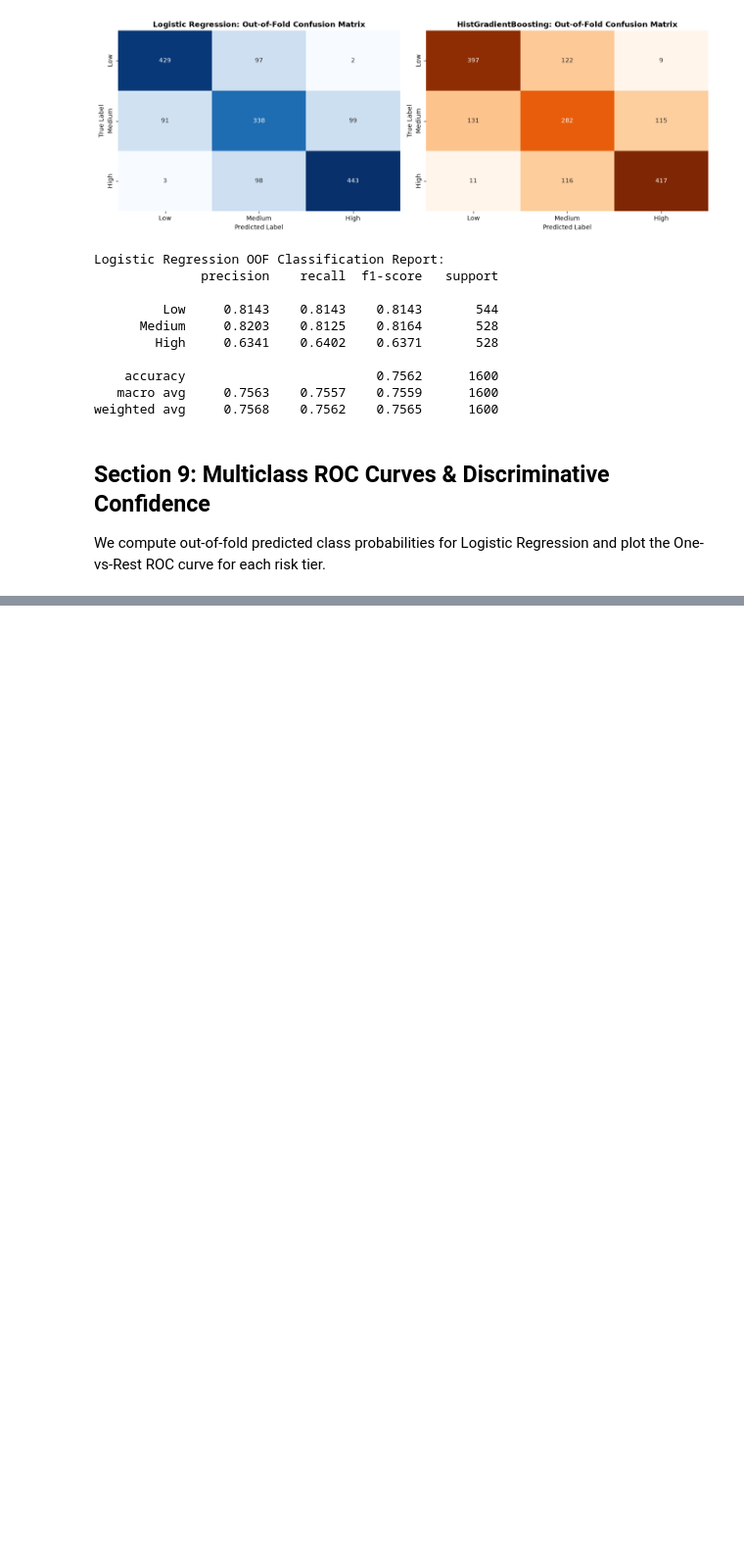
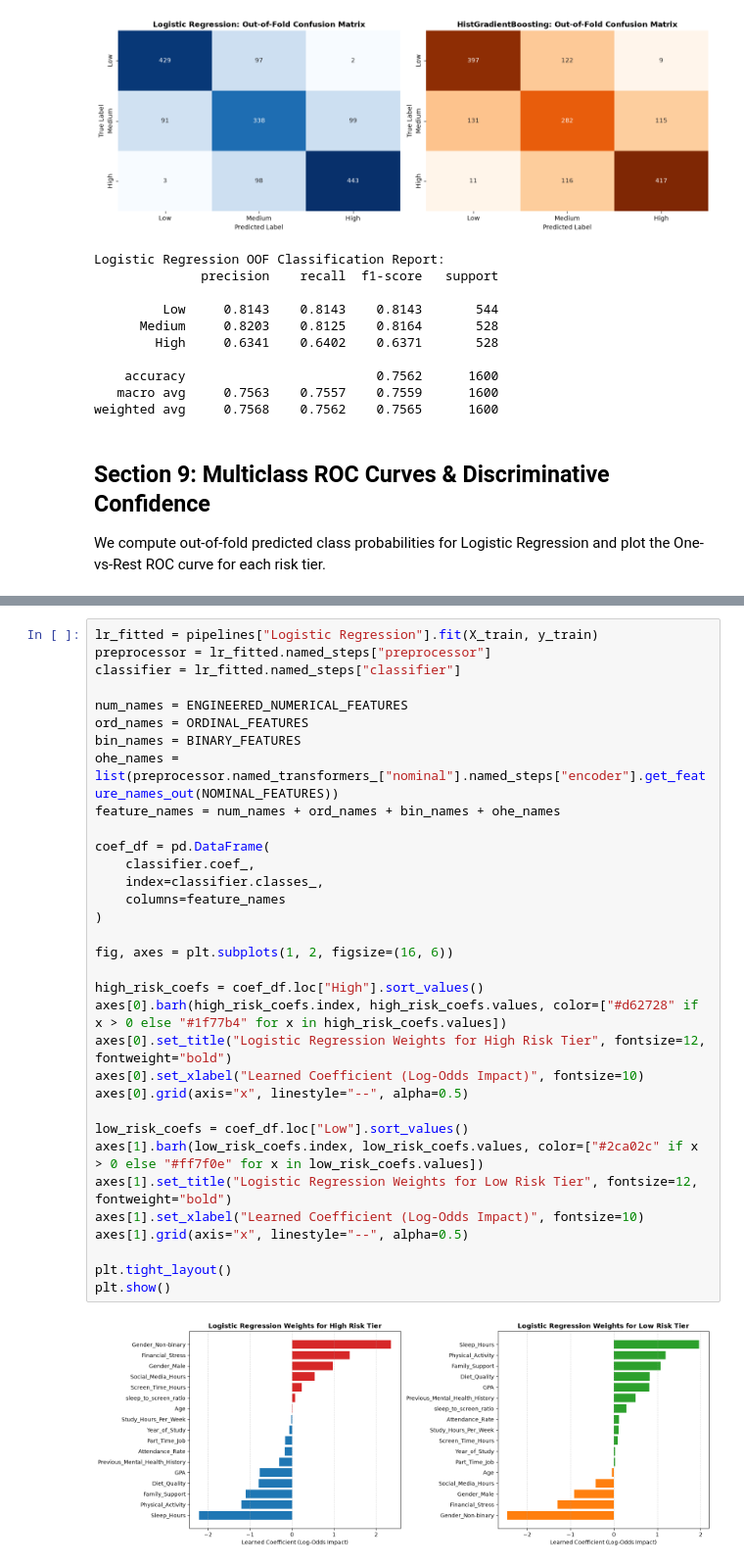
Before and after one commit to Badr-Eddine-Slaoui/CAMPUSWELL-RIS-LAB, a Jupyter notebook: notebooks/03_modeling_and_evaluation.ipynb, the cells around one changed output, grey strips where cells are left out. Shown at 98% size. Cells and saved outputs as stored; diff of their text form; blank space fills up the shorter version.

```diff
--- a/notebooks/03_modeling_and_evaluation.ipynb
+++ b/notebooks/03_modeling_and_evaluation.ipynb
@@ -299,0 +329,35 @@ We compute out-of-fold predicted class probabilities for Logistic Regression and
+# %%
+lr_fitted = pipelines["Logistic Regression"].fit(X_train, y_train)
+preprocessor = lr_fitted.named_steps["preprocessor"]
+classifier = lr_fitted.named_steps["classifier"]
+
+num_names = ENGINEERED_NUMERICAL_FEATURES
+ord_names = ORDINAL_FEATURES
+bin_names = BINARY_FEATURES
+ohe_names = list(preprocessor.named_transformers_["nominal"].named_steps["encoder"].get_feature_names_out(NOMINAL_FEATURES))
+feature_names = num_names + ord_names + bin_names + ohe_names
+
+coef_df = pd.DataFrame(
+    classifier.coef_,
+    index=classifier.classes_,
+    columns=feature_names
+)
+
+fig, axes = plt.subplots(1, 2, figsize=(16, 6))
+
+high_risk_coefs = coef_df.loc["High"].sort_values()
+axes[0].barh(high_risk_coefs.index, high_risk_coefs.values, color=["#d62728" if x > 0 else "#1f77b4" for x in high_risk_coefs.values])
+axes[0].set_title("Logistic Regression Weights for High Risk Tier", fontsize=12, fontweight="bold")
+axes[0].set_xlabel("Learned Coefficient (Log-Odds Impact)", fontsize=10)
+axes[0].grid(axis="x", linestyle="--", alpha=0.5)
+
+low_risk_coefs = coef_df.loc["Low"].sort_values()
+axes[1].barh(low_risk_coefs.index, low_risk_coefs.values, color=["#2ca02c" if x > 0 else "#ff7f0e" for x in low_risk_coefs.values])
+axes[1].set_title("Logistic Regression Weights for Low Risk Tier", fontsize=12, fontweight="bold")
+axes[1].set_xlabel("Learned Coefficient (Log-Odds Impact)", fontsize=10)
+axes[1].grid(axis="x", linestyle="--", alpha=0.5)
+
+plt.tight_layout()
+plt.show()
+# %% [output]
+[figure, added]
```
Also changed, not shown: parts of 4 cells of this notebook.
